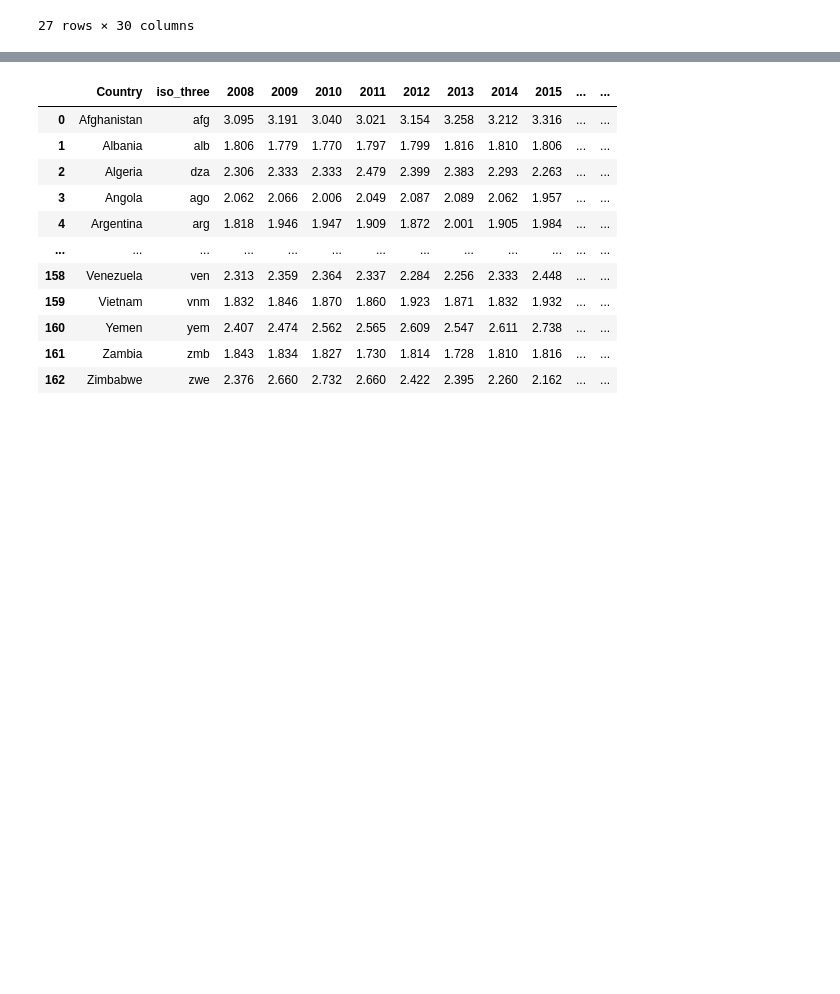
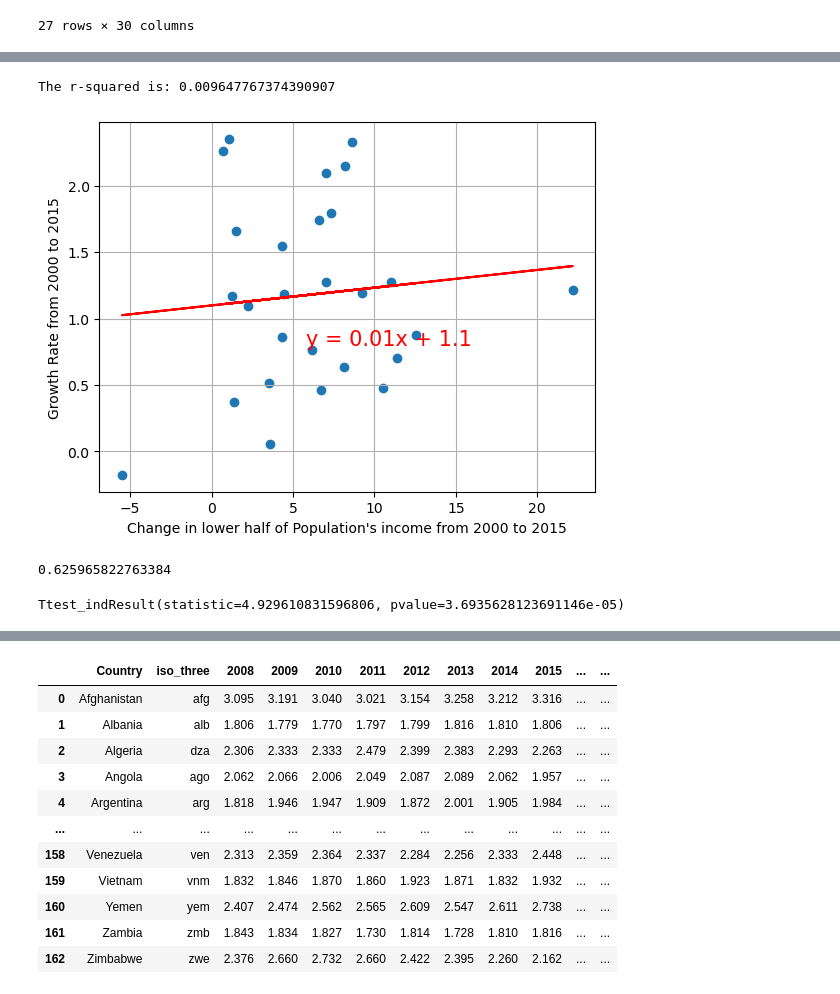
Before and after one commit to JuanMoncaleano/Global-Population-Growth-and-Socioeconomic-Factors-An-Integrated-Data-Analysis, a Jupyter notebook: base_code_visualization.ipynb, the cells around one changed output, grey strips where cells are left out. Drawn from its saved outputs; the diff is of its cells as text; code cells hidden in the pictures; blank space fills up the shorter version.

```diff
--- a/base_code_visualization.ipynb
+++ b/base_code_visualization.ipynb
@@ -152,0 +254,26 @@ povertygrowth
+# %%
+# Print out the r-squared value along with the plot.
+x = povertygrowth['poverty_15_00']
+y = povertygrowth['growth_15_00']
+(slope, intercept, rvalue, pvalue, stderr) = linregress(x, y)
+regress = x * slope + intercept
+line_eq = "y = " + str(round(slope,2)) + "x + " + str(round(intercept,2))
+plt.scatter(x,y)
+plt.plot(x,regress,"r-")
+plt.annotate(line_eq,(5.8,0.8),fontsize=15,color="red")
+plt.xlabel("Change in lower half of Population's income from 2000 to 2015")
+plt.ylabel('Growth Rate from 2000 to 2015')
+plt.grid(True)
+print(f"The r-squared is: {rvalue**2}")
+plt.show()
+# %% [output]
+The r-squared is: 0.009647767374390907
+[figure, added]
+# %%
+pvalue
+# %% [output]
+0.625965822763384
+# %%
+stats.ttest_ind(povertygrowth['poverty_15_00'], povertygrowth['growth_15_00'], equal_var=False)
+# %% [output]
+Ttest_indResult(statistic=4.929610831596806, pvalue=3.6935628123691146e-05)
```
Also changed, not shown: parts of 8 cells of this notebook, 1 other file.
